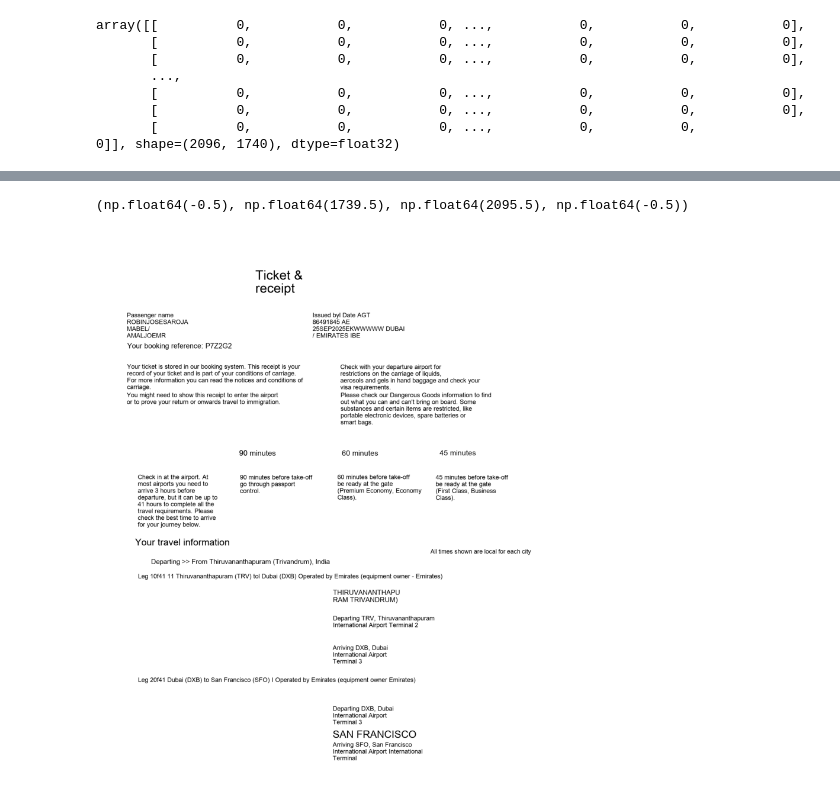
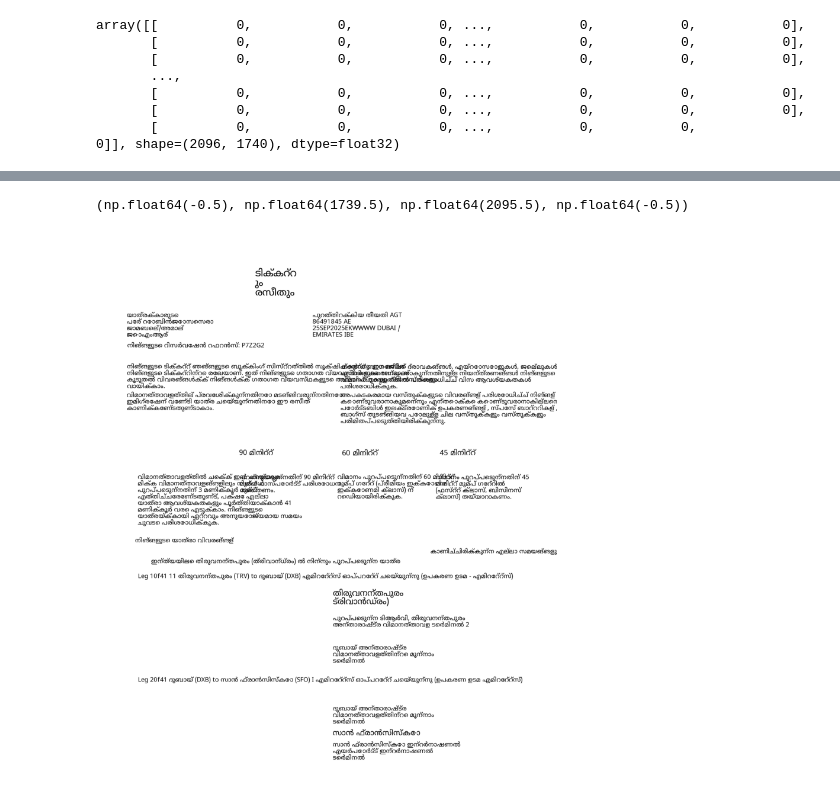
Before and after one commit to amaljoe/doctr-dit, a Jupyter notebook: notebooks/translation.ipynb, the cells around one changed output, grey strips where cells are left out. Cells and saved outputs as stored; diff of their text form; code cells hidden in the pictures.

Commit message:
add: auto font

```diff
--- a/notebooks/translation.ipynb
+++ b/notebooks/translation.ipynb
@@ -558,0 +612,22 @@ def fit_text_to_box(text, box_width, box_height, font_path="NotoSans-Regular.ttf
+# %%
+# translations
+import logging
+
+
+def translate_lines(page_export):
+    values = []
+    for block in page_export['blocks']:
+        for line in block['lines']:
+            if len(line['words']) > 0:
+                logging.warning("More than 1 word in line")
+            for word in line['words']:
+                values.append(word['value'])
+    translations = translator(values)
+    for block in page_export['blocks']:
+        for line in block['lines']:
+            for word in line['words']:
+                word['value'] = translations.pop(0)['translation_text']
+    return page_export
+
+page_export = translate_lines(page_export)
+page_export
@@ -718,32 +828,32 @@ def synthesize_page(
                     font_family=font_family,
                     smoothing_factor=smoothing_factor,
                     min_font_size=min_font_size,
                     max_font_size=max_font_size,
                 )
         # Otherwise, draw each word
         else:
             for line in block["lines"]:
                 _warn_rotation(block)  # pragma: no cover
                 for word in line["words"]:
                     response = _synthesize(
                         response=response,
                         entry=word,
                         w=w,
                         h=h,
                         draw_proba=draw_proba,
                         font_family=font_family,
                         smoothing_factor=smoothing_factor,
                         min_font_size=min_font_size,
                         max_font_size=max_font_size,
                     )
 
     return np.array(response, dtype=np.uint8)
 
 
-syn  = synthesize_page(page_export)
+syn  = synthesize_page(page_export, font_family='../fonts/noto-mal.ttf')
 plt.figure(figsize=(12, 12))
 plt.imshow(syn)
 plt.axis('off')
 # %% [output]
 (np.float64(-0.5), np.float64(1739.5), np.float64(2095.5), np.float64(-0.5))
-[figure, old version]
+[figure, new version]
```
Also changed, not shown: parts of 2 cells of this notebook, 1 other file.
